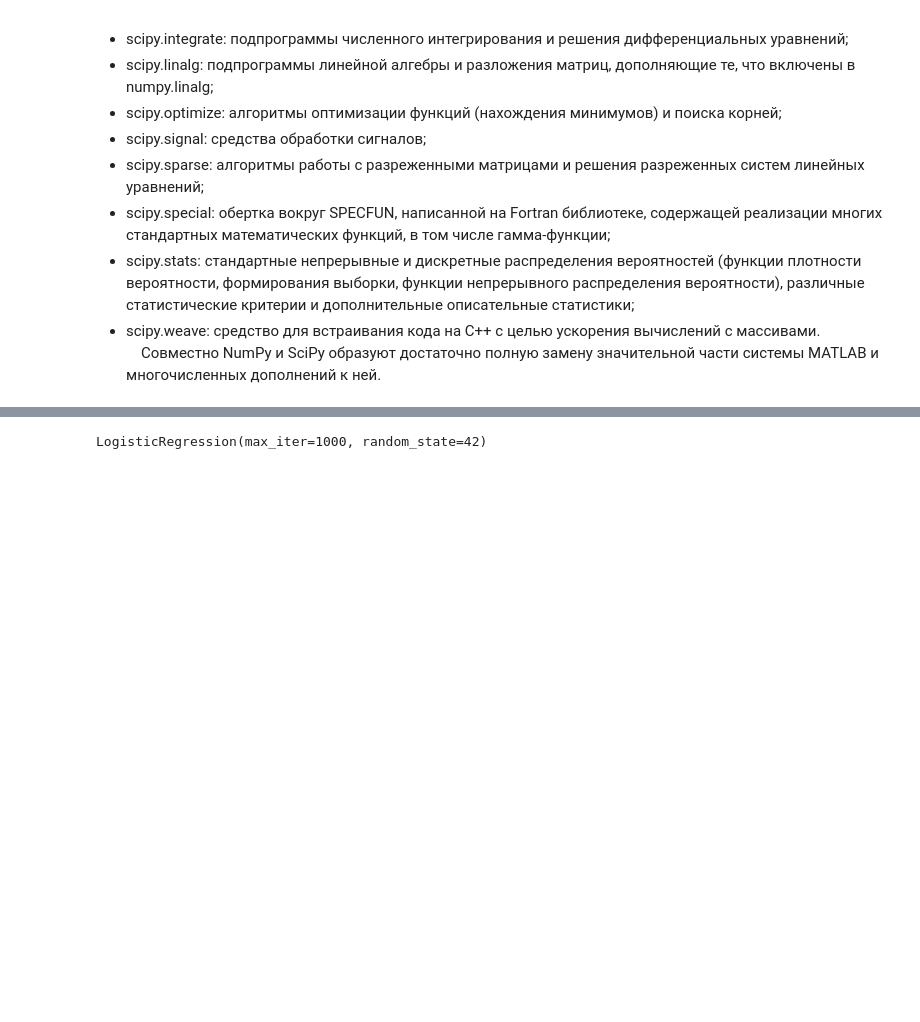
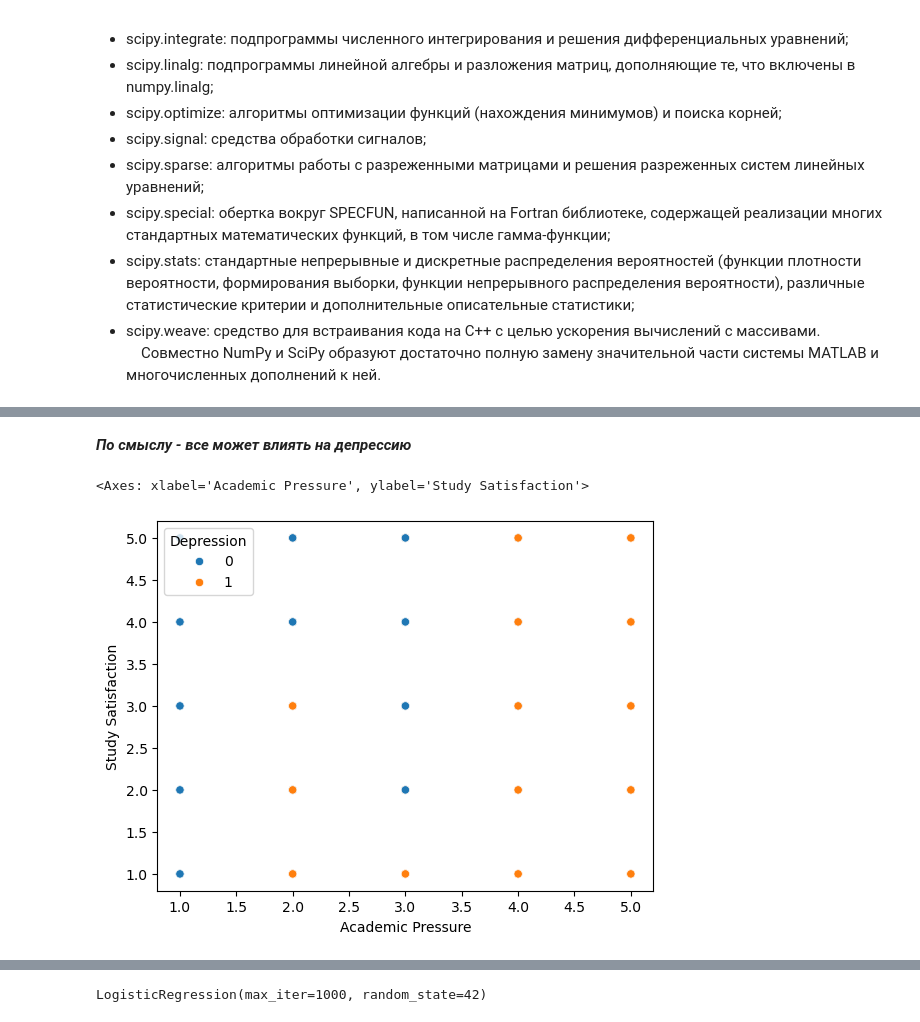
Before and after one commit to NikitaMaltsevvv/SIAFT_INTENSIVE, a Jupyter notebook: baseline.ipynb, the cells around one changed output, grey strips where cells are left out. Saved outputs shown, nothing was run; the diff lists cells and outputs as text; code cells hidden in the pictures; blank space fills up the shorter version.

```diff
--- a/baseline.ipynb
+++ b/baseline.ipynb
@@ -125,0 +183,15 @@ from sklearn.metrics import roc_auc_score, roc_curve, auc
+# %%
+train.dropna(subset=['Financial Stress', 'Degree', 'Dietary Habits'])
+
+median_job_satis = train['Job Satisfaction'].median()
+train['Job Satisfaction'] = train['Job Satisfaction'].fillna(median_job_satis)
+
+median_work_pressure = train['Work Pressure'].median()
+train['Work Pressure'] = train['Work Pressure'].fillna(median_work_pressure)
+# %% [markdown]
+***По смыслу - все может влиять на депрессию***
+# %%
+sns.scatterplot(x=train['Academic Pressure'], y=train['Study Satisfaction'], hue=train['Depression'])
+# %% [output]
+<Axes: xlabel='Academic Pressure', ylabel='Study Satisfaction'>
+[figure, added]
```
Also changed, not shown: parts of 18 cells of this notebook, 3 other files.
